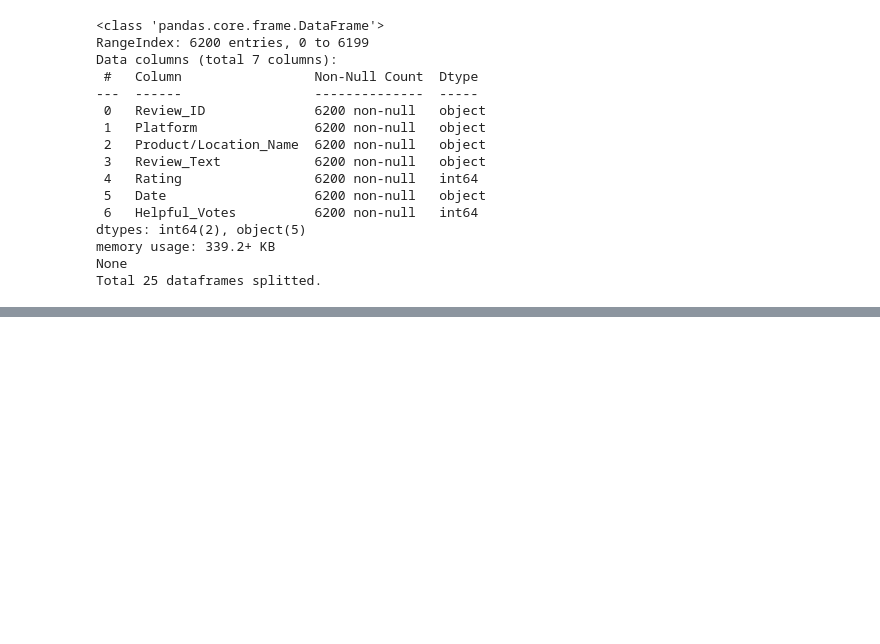
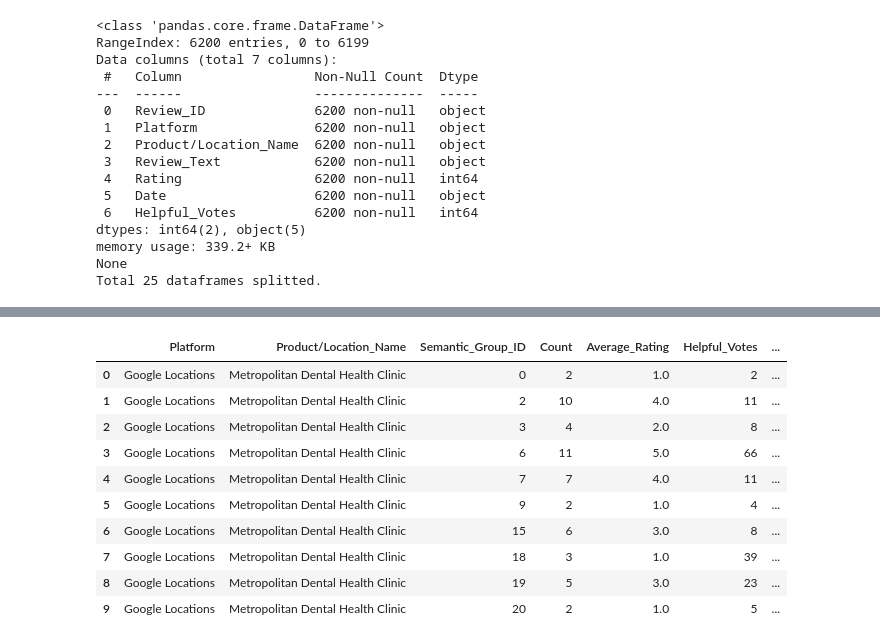
Before and after one commit to simongalaxy/sentimental_agent, a Jupyter notebook: Amazon_Reviews_Data_Preprocessing.ipynb, the cells around one changed output, grey strips where cells are left out. Saved outputs shown, nothing was run; the diff lists cells and outputs as text; code cells hidden in the pictures; blank space fills up the shorter version.

```diff
--- a/Amazon_Reviews_Data_Preprocessing.ipynb
+++ b/Amazon_Reviews_Data_Preprocessing.ipynb
@@ -165,0 +157,2 @@ for df in dfs_unique_review:
+# %%
+remover = DuplicatesRemover()
@@ -165,0 +162,2 @@ for df in dfs_unique_review:
+# %%
+dfs_unique_review = remover.remove_duplicate_reviews(dfs=dfs)
@@ -165,0 +182,14 @@ for df in dfs_unique_review:
+# %%
+dfs_unique_review[0].head(10)
+# %% [output]
+|  | Platform | Product/Location_Name | Semantic_Group_ID | Count | Average_Rating | Helpful_Votes | ... |
+| 0 | Google Locations | Metropolitan Dental Health Clinic | 0 | 2 | 1.0 | 2 | ... |
+| 1 | Google Locations | Metropolitan Dental Health Clinic | 2 | 10 | 4.0 | 11 | ... |
+| 2 | Google Locations | Metropolitan Dental Health Clinic | 3 | 4 | 2.0 | 8 | ... |
+| 3 | Google Locations | Metropolitan Dental Health Clinic | 6 | 11 | 5.0 | 66 | ... |
+| 4 | Google Locations | Metropolitan Dental Health Clinic | 7 | 7 | 4.0 | 11 | ... |
+| 5 | Google Locations | Metropolitan Dental Health Clinic | 9 | 2 | 1.0 | 4 | ... |
+| 6 | Google Locations | Metropolitan Dental Health Clinic | 15 | 6 | 3.0 | 8 | ... |
+| 7 | Google Locations | Metropolitan Dental Health Clinic | 18 | 3 | 1.0 | 39 | ... |
+| 8 | Google Locations | Metropolitan Dental Health Clinic | 19 | 5 | 3.0 | 23 | ... |
+| 9 | Google Locations | Metropolitan Dental Health Clinic | 20 | 2 | 1.0 | 5 | ... |
```
Also changed, not shown: parts of 17 cells of this notebook.
